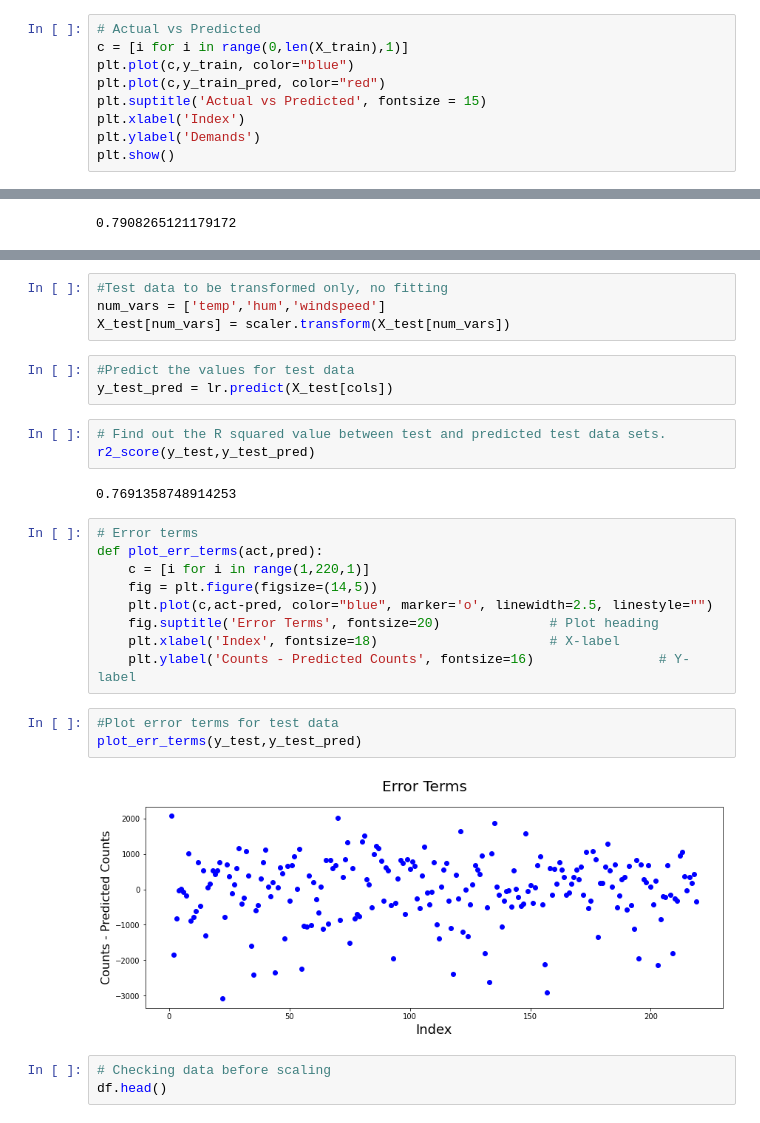
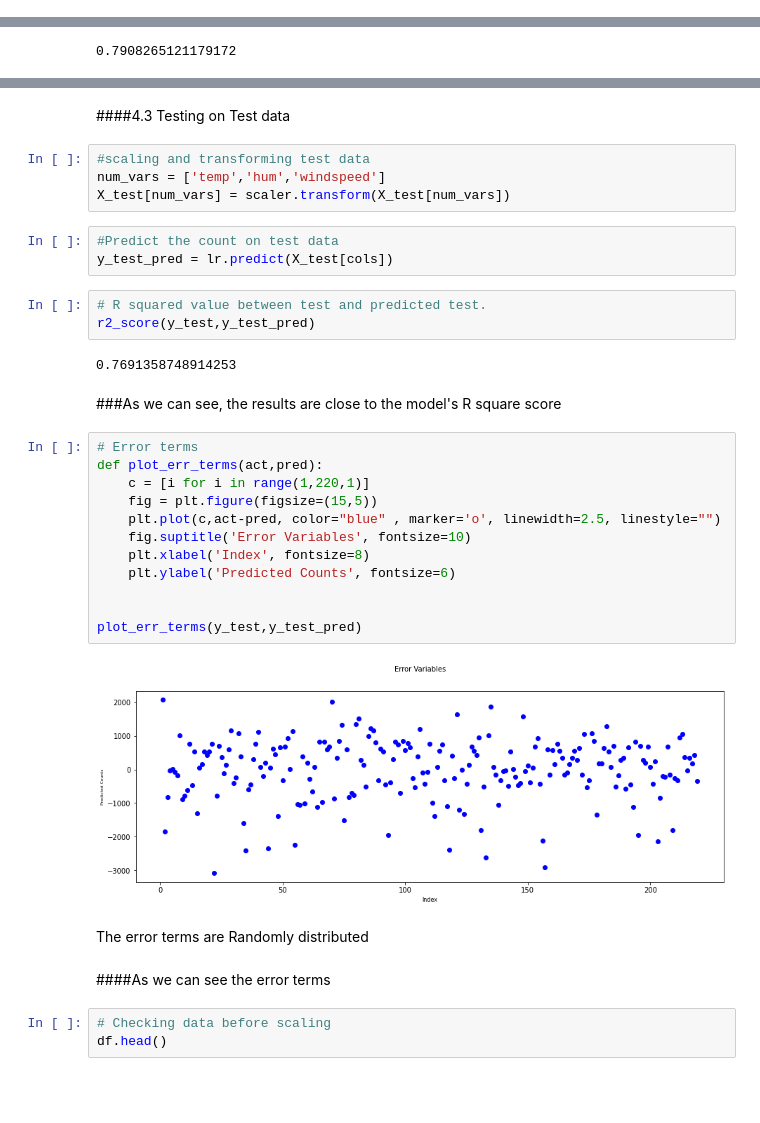
Before and after one commit to yashyennam/Bike_Sharing-Linear_Regression, a Jupyter notebook: Bike-Sharing-Assignment.ipynb, the cells around one changed output, grey strips where cells are left out. Cells and saved outputs as stored; diff of their text form; blank space fills up the shorter version.

```diff
--- a/Bike-Sharing-Assignment.ipynb
+++ b/Bike-Sharing-Assignment.ipynb
@@ -904,12 +906,3 @@ def plot_res_dist(act, pred):
 plot_res_dist(y_train, y_train_pred)
 # %% [output]
 [figure]
-# %%
-# Actual vs Predicted
-c = [i for i in range(0,len(X_train),1)]
-plt.plot(c,y_train, color="blue")
-plt.plot(c,y_train_pred, color="red")
-plt.suptitle('Actual vs Predicted', fontsize = 15)
-plt.xlabel('Index')
-plt.ylabel('Demands')
-plt.show()
@@ -929,32 +923,40 @@ plt.xlabel("Residual")
 plt.show()
 # %% [output]
 [figure]
+# %% [markdown]
+####4.3 Testing on Test data
 # %%
-#Test data to be transformed only, no fitting
+#scaling and transforming test data
 num_vars = ['temp','hum','windspeed']
 X_test[num_vars] = scaler.transform(X_test[num_vars])
 # %%
-#Predict the values for test data
+#Predict the count on test data
 y_test_pred = lr.predict(X_test[cols])
 # %%
-# Find out the R squared value between test and predicted test data sets.
+# R squared value between test and predicted test.
 r2_score(y_test,y_test_pred)
 # %% [output]
 0.7691358748914253
+# %% [markdown]
+###As we can see, the results are close to the model's R square score
 # %%
 # Error terms
 def plot_err_terms(act,pred):
     c = [i for i in range(1,220,1)]
-    fig = plt.figure(figsize=(14,5))
-    plt.plot(c,act-pred, color="blue", marker='o', linewidth=2.5, linestyle="")
-    fig.suptitle('Error Terms', fontsize=20)              # Plot heading
-    plt.xlabel('Index', fontsize=18)                      # X-label
-    plt.ylabel('Counts - Predicted Counts', fontsize=16)                # Y-label
+    fig = plt.figure(figsize=(15,5))
+    plt.plot(c,act-pred, color="blue" , marker='o', linewidth=2.5, linestyle="")
+    fig.suptitle('Error Variables', fontsize=10)
+    plt.xlabel('Index', fontsize=8)
+    plt.ylabel('Predicted Counts', fontsize=6)
+
+
+plot_err_terms(y_test,y_test_pred)
+# %% [output]
+[figure, added]
-# %%
-#Plot error terms for test data
-plot_err_terms(y_test,y_test_pred)
-# %% [output]
-[figure, removed]
+# %% [markdown]
+The error terms are Randomly distributed
+# %% [markdown]
+####As we can see the error terms
 # %%
 # Checking data before scaling
 df.head()
```
Also changed, not shown: parts of 19 cells of this notebook, 1 other file.
